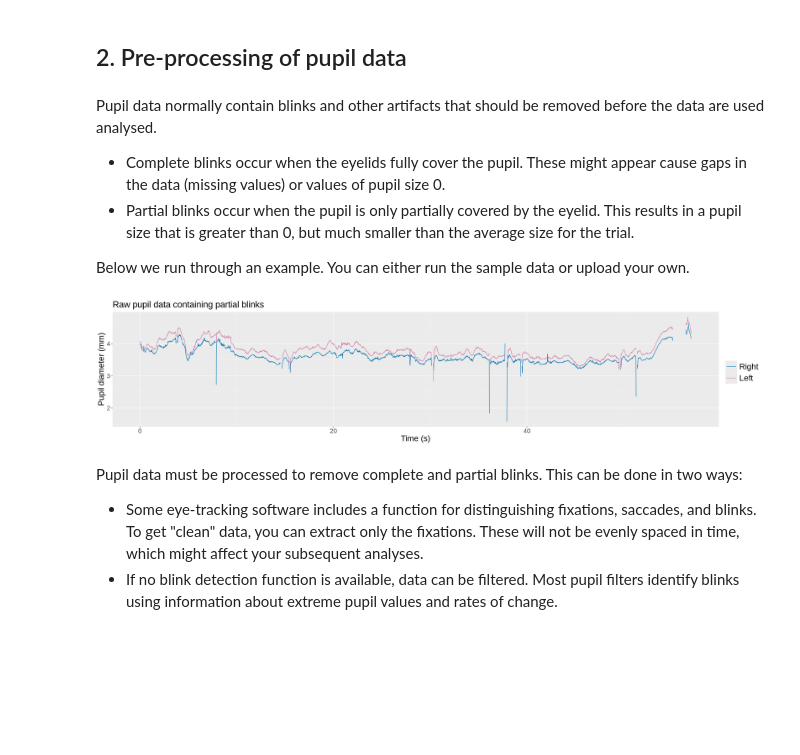
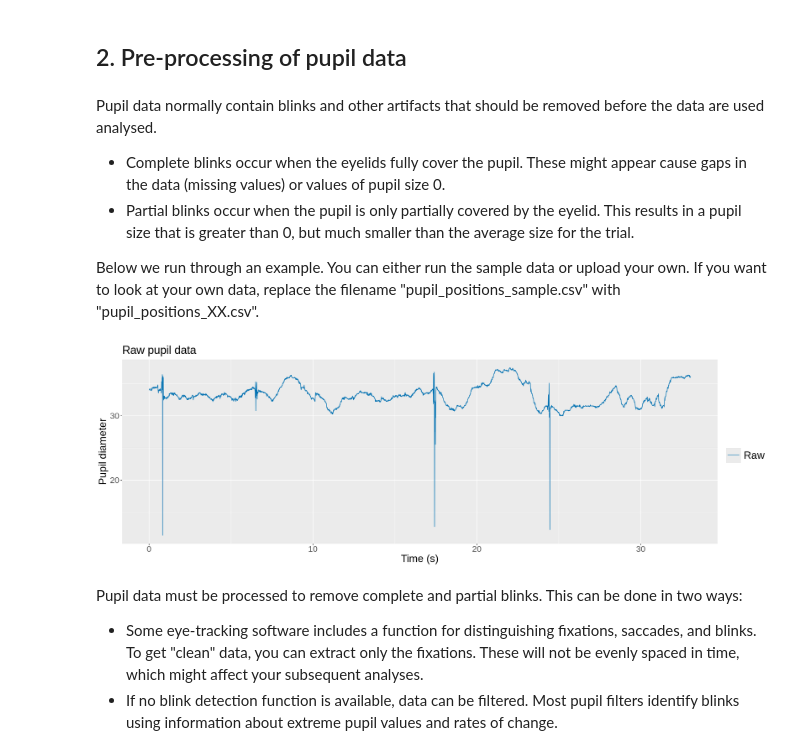
Before and after one commit to laurabishop/EyeTrackingDemo, a Jupyter notebook: DSD_ScienceOfGaze_PupilFiltering.ipynb, the cells around one changed output. Saved outputs shown, nothing was run; the diff lists cells and outputs as text; code cells hidden in the pictures; blank space fills up the shorter version.

Commit message:
Updated filtering for Pupil Labs

```diff
--- a/DSD_ScienceOfGaze_PupilFiltering.ipynb
+++ b/DSD_ScienceOfGaze_PupilFiltering.ipynb
@@ -53,4 +45,4 @@ Pupil data normally contain blinks and other artifacts that should be removed be
 * Complete blinks occur when the eyelids fully cover the pupil. These might appear cause gaps in the data (missing values) or values of pupil size 0.
 * Partial blinks occur when the pupil is only partially covered by the eyelid. This results in a pupil size that is greater than 0, but much smaller than the average size for the trial.
 
-Below we run through an example. You can either run the sample data or upload your own.
+Below we run through an example. You can either run the sample data or upload your own. If you want to look at your own data, replace the filename "pupil_positions_sample.csv" with "pupil_positions_XX.csv".
@@ -66,17 +49,20 @@ eyetracking <- read.csv("EyeTrackingDemo/pupil_positions.csv")
+# %%
+eyetracking <- read.csv("EyeTrackingDemo/pupil_positions_sample.csv")
+tdata <- eyetracking[!grepl("2d", eyetracking$method) & eyetracking$eye_id == 1,]
+tdata$timestamp <- with(tdata, pupil_timestamp-pupil_timestamp[1])
 # %%
-raw.plot <- ggplot(tdata, aes(x = tracktime)) + #xlim(30,40) +
-                geom_line(aes(y = Pupil.diameter.right..mm., colour = "Right")) +
-                geom_line(aes(y = Pupil.diameter.left..mm., colour = "Left")) +
-                scale_colour_manual("", breaks = c("Right", "Left", "Smoothed", "Interpolated"),
-                                    values = c("#0072B2", "#CC79A7", "#E69F00")) +
-                ggtitle("Raw pupil data containing partial blinks") +
-                xlab("Time (s)") + ylab("Pupil diameter (mm)") +
+raw.plot <- ggplot(tdata, aes(x = timestamp)) +
+                geom_line(aes(y = diameter, colour = "Raw")) +
+                scale_colour_manual("", breaks = c("Raw", "Smoothed", "Interpolated"),
+                                    values = c("#0072B2", "#E69F00")) +
+                ggtitle("Raw pupil data") +
+                xlab("Time (s)") + ylab("Pupil diameter") +
                 theme(plot.title = element_text(size = 22),
                       axis.text = element_text(size = 16), axis.title = element_text(size = 20),
                       legend.text = element_text(size = 20), legend.key.size = unit(1, "cm"))
 raw.plot
 # %% [output]
-[figure, old version]
+[figure, new version]
 # %% [markdown]
 Pupil data must be processed to remove complete and partial blinks. This can be done in two ways:
 * Some eye-tracking software includes a function for distinguishing fixations, saccades, and blinks. To get "clean" data, you can extract only the fixations. These will not be evenly spaced in time, which might affect your subsequent analyses.
```
Also changed, not shown: parts of 5 cells of this notebook.
